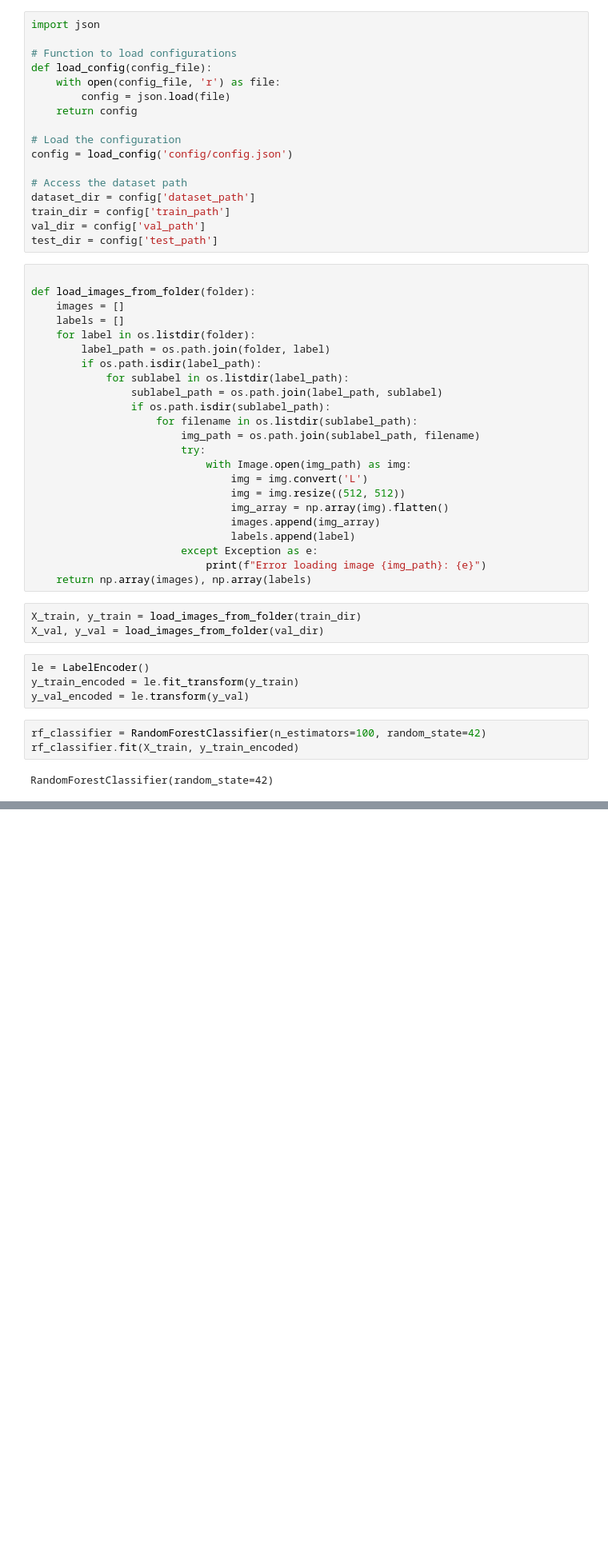
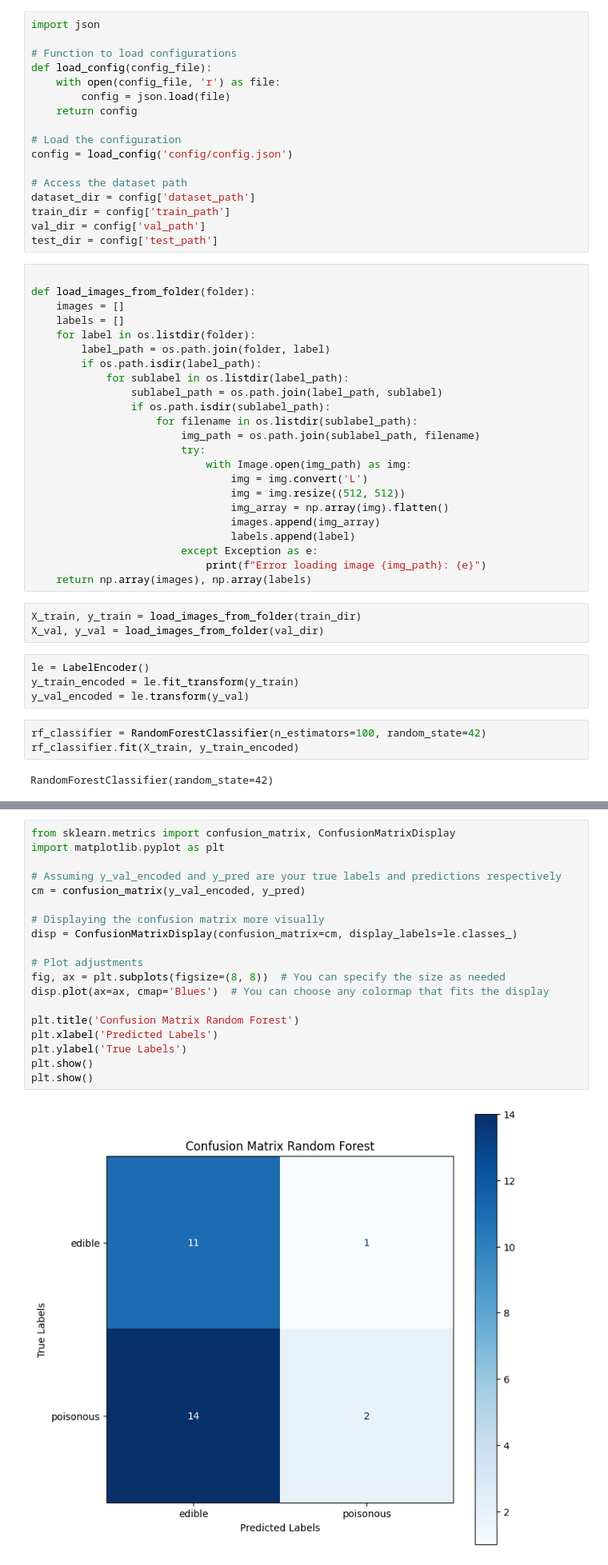
Before and after one commit to Akashdip-N/Critical-Analysis-of-Machine-Learning-and-Deep-Learning-Model-for-Mushroom-Classification, a Jupyter notebook: random_forest.ipynb, the cells around one changed output, grey strips where cells are left out. Shown at 80% size. Cells and saved outputs as stored; diff of their text form; blank space fills up the shorter version.

Commit message:
random forest code

```diff
--- a/random_forest.ipynb
+++ b/random_forest.ipynb
@@ -82,0 +90,21 @@ Confusion Matrix:
+# %%
+from sklearn.metrics import confusion_matrix, ConfusionMatrixDisplay
+import matplotlib.pyplot as plt
+
+# Assuming y_val_encoded and y_pred are your true labels and predictions respectively
+cm = confusion_matrix(y_val_encoded, y_pred)
+
+# Displaying the confusion matrix more visually
+disp = ConfusionMatrixDisplay(confusion_matrix=cm, display_labels=le.classes_)
+
+# Plot adjustments
+fig, ax = plt.subplots(figsize=(8, 8))  # You can specify the size as needed
+disp.plot(ax=ax, cmap='Blues')  # You can choose any colormap that fits the display
+
+plt.title('Confusion Matrix Random Forest')
+plt.xlabel('Predicted Labels')
+plt.ylabel('True Labels')
+plt.show()
+plt.show()
+# %% [output]
+[figure, added]
```
Also changed, not shown: parts of 4 cells of this notebook.
